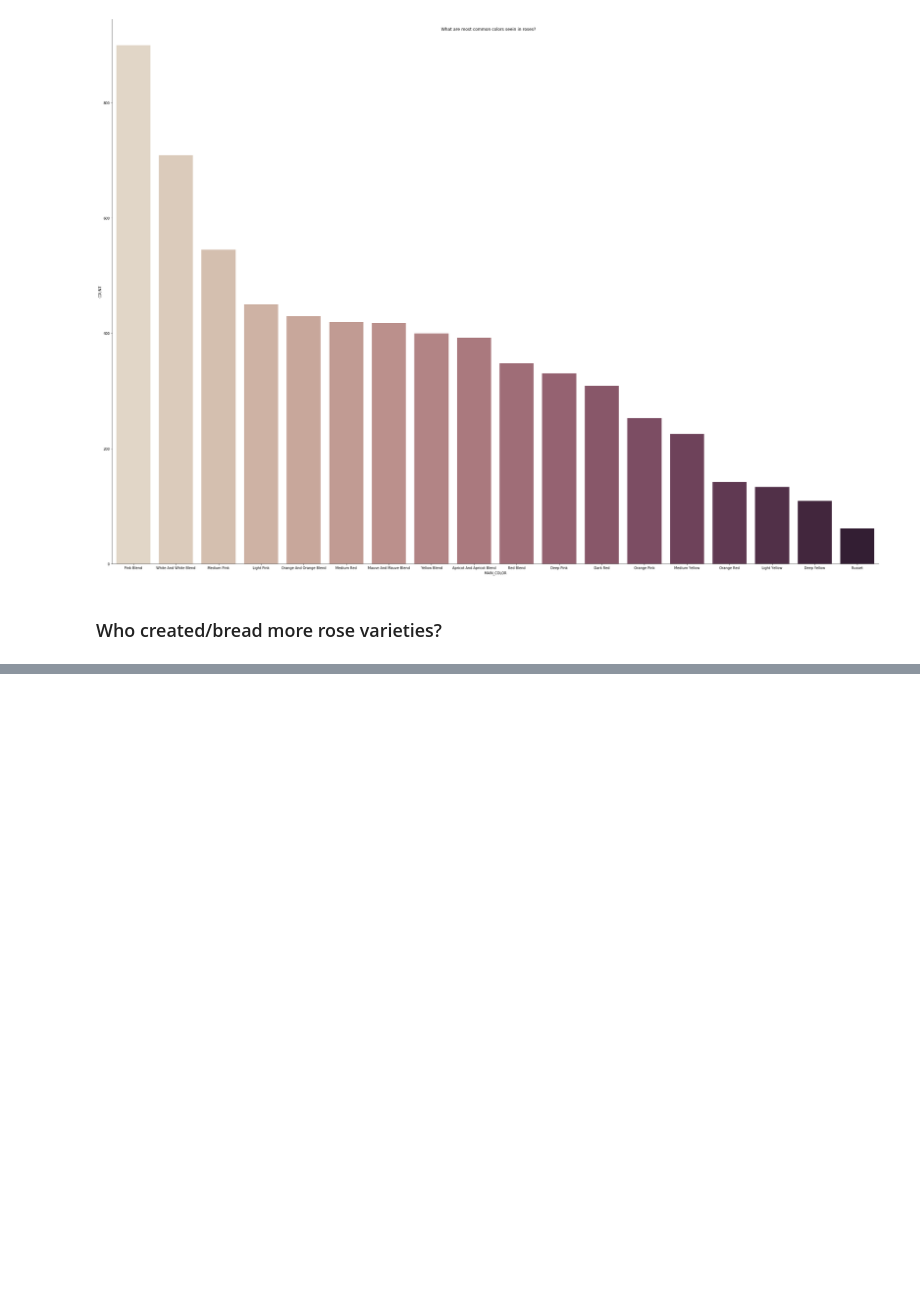
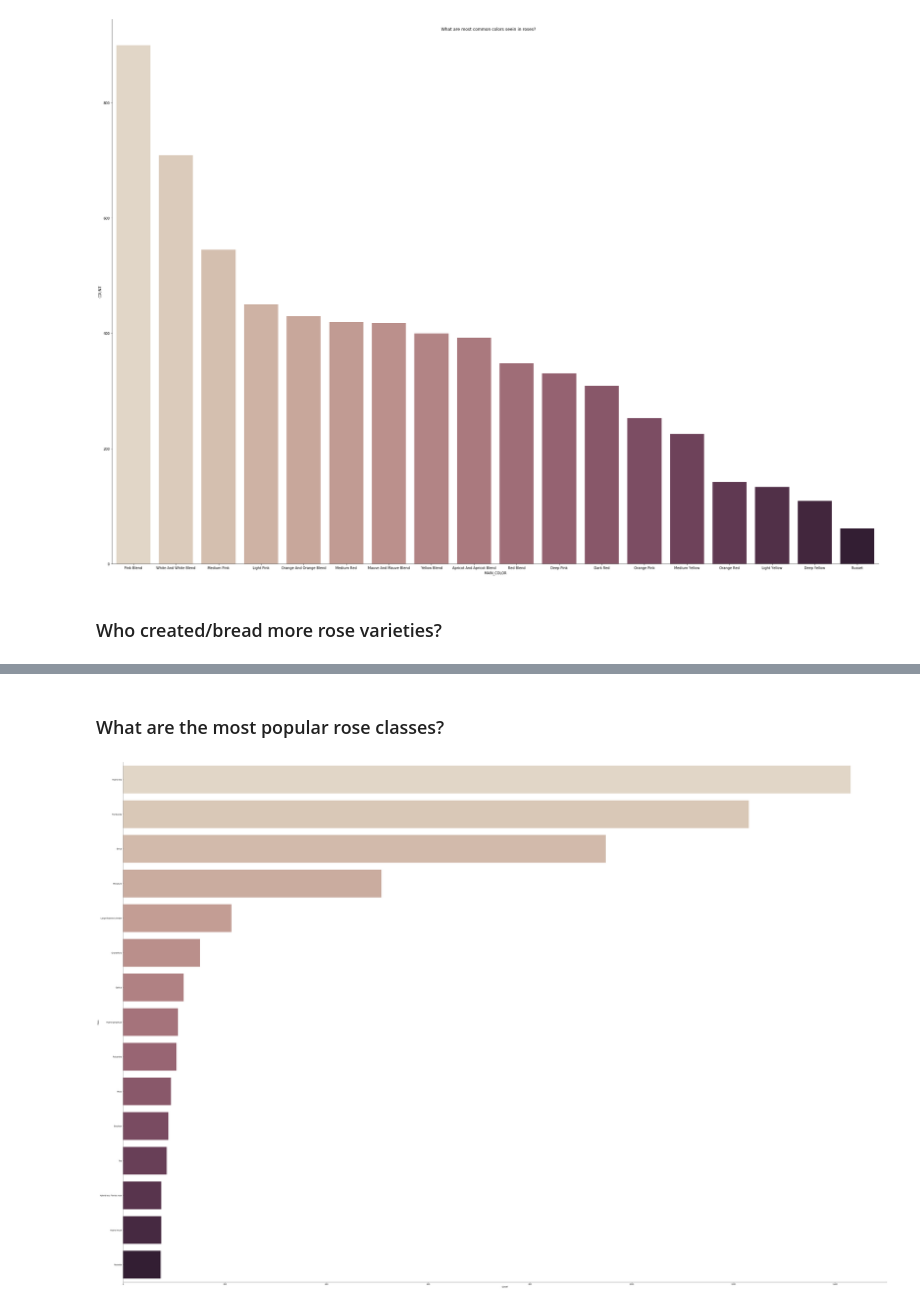
Before and after one commit to anna-zverkova/Rose_scrape, a Jupyter notebook: Analysis of rose data from Garden.org.ipynb, the cells around one changed output, grey strips where cells are left out. Drawn from its saved outputs; the diff is of its cells as text; code cells hidden in the pictures; blank space fills up the shorter version.

Commit message:
Add files via upload
inspected year, breeder, and rose class.

```diff
--- a/Analysis of rose data from Garden.org.ipynb
+++ b/Analysis of rose data from Garden.org.ipynb
@@ -583 +583,5 @@ Shrub, Other: Rambler
 Name: Class, dtype: int64
+# %%
+df['Class'] = df['Class'].str.replace('Other: ', '')
+
+df['Class'].value_counts()
@@ -1249,0 +1274,2 @@ Text(0.5, 0.98, 'Who created more roses? - Top 20 results')
+# %%
+df['Year'] = pd.to_numeric(df['YEAR'])
@@ -1249,0 +1366,15 @@ Text(0.5, 0.98, 'Who created more roses? - Top 20 results')
+# %% [markdown]
+### What are the most popular rose classes?
+# %%
+# creating a dataframe with counts for column class
+ctn_class = df['Class'].value_counts()\
+                 .to_frame('COUNT').rename_axis('Class')\
+                 .reset_index()
+
+ctn_class_15 = ctn_class.head(15)
+ctn_class_25 = ctn_class.head(25)
+ctn_class_35 = ctn_class.head(35)
+# %%
+ax = sns.catplot(y="Class", x="COUNT", kind="bar", palette="ch:.25",  data=ctn_class_15, height=40, aspect=1.5);
+# %% [output]
+[figure, added]
```
Also changed, not shown: parts of 43 cells of this notebook.
